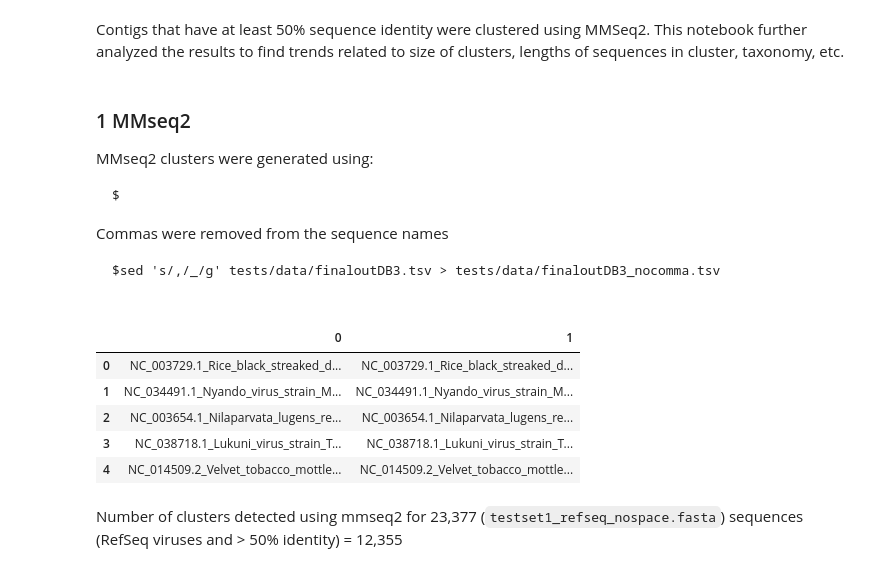
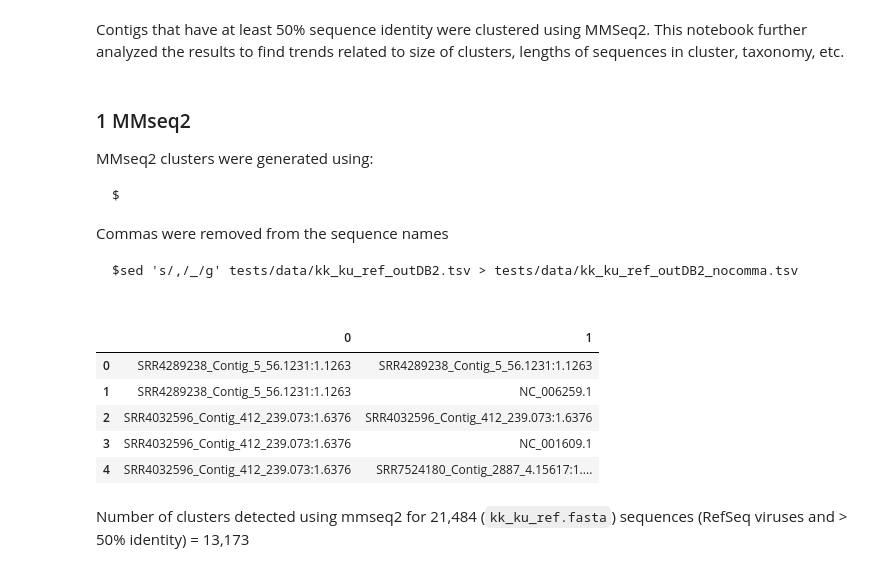
Before and after one commit to NCBI-Hackathons/VirusDiscoveryProject, a Jupyter notebook: Phylo/cluster_analyses.ipynb, the cells around one changed output. Cells and saved outputs as stored; diff of their text form; code cells hidden in the pictures.

````diff
--- a/Phylo/cluster_analyses.ipynb
+++ b/Phylo/cluster_analyses.ipynb
@@ -17,21 +17,21 @@ $
 Commas were removed from the sequence names
 
 ```
-$sed 's/,/_/g' tests/data/finaloutDB3.tsv > tests/data/finaloutDB3_nocomma.tsv
+$sed 's/,/_/g' tests/data/kk_ku_ref_outDB2.tsv > tests/data/kk_ku_ref_outDB2_nocomma.tsv
 
 ```
 # %%
-cl_table = pd.read_csv("tests/data/finaloutDB3_nocomma.tsv", sep="\t", header=None)
+cl_table = pd.read_csv("tests/data/kk_ku_ref_outDB2_nocomma.tsv", sep="\t", header=None)
 cl_table.head()
 # %% [output]
 |  | 0 | 1 |
-| 0 | NC_003729.1_Rice_black_streaked_d... | NC_003729.1_Rice_black_streaked_d... |
-| 1 | NC_034491.1_Nyando_virus_strain_M... | NC_034491.1_Nyando_virus_strain_M... |
-| 2 | NC_003654.1_Nilaparvata_lugens_re... | NC_003654.1_Nilaparvata_lugens_re... |
-| 3 | NC_038718.1_Lukuni_virus_strain_T... | NC_038718.1_Lukuni_virus_strain_T... |
-| 4 | NC_014509.2_Velvet_tobacco_mottle... | NC_014509.2_Velvet_tobacco_mottle... |
+| 0 | SRR4289238_Contig_5_56.1231:1.1263 | SRR4289238_Contig_5_56.1231:1.1263 |
+| 1 | SRR4289238_Contig_5_56.1231:1.1263 | NC_006259.1 |
+| 2 | SRR4032596_Contig_412_239.073:1.6376 | SRR4032596_Contig_412_239.073:1.6376 |
+| 3 | SRR4032596_Contig_412_239.073:1.6376 | NC_001609.1 |
+| 4 | SRR4032596_Contig_412_239.073:1.6376 | SRR7524180_Contig_2887_4.15617:1.... |
 # %% [markdown]
-Number of clusters detected using mmseq2 for 23,377 (`testset1_refseq_nospace.fasta`) sequences (RefSeq viruses and > 50% identity) = 12,355
+Number of clusters detected using mmseq2 for 21,484 (`kk_ku_ref.fasta`) sequences (RefSeq viruses and > 50% identity) = 13,173
 # %%
 # group by the reference cluster name and then converting its members to a list
 gp_table = cl_table.groupby(0)[1].apply(list)
````
Also changed, not shown: parts of 23 cells of this notebook.
